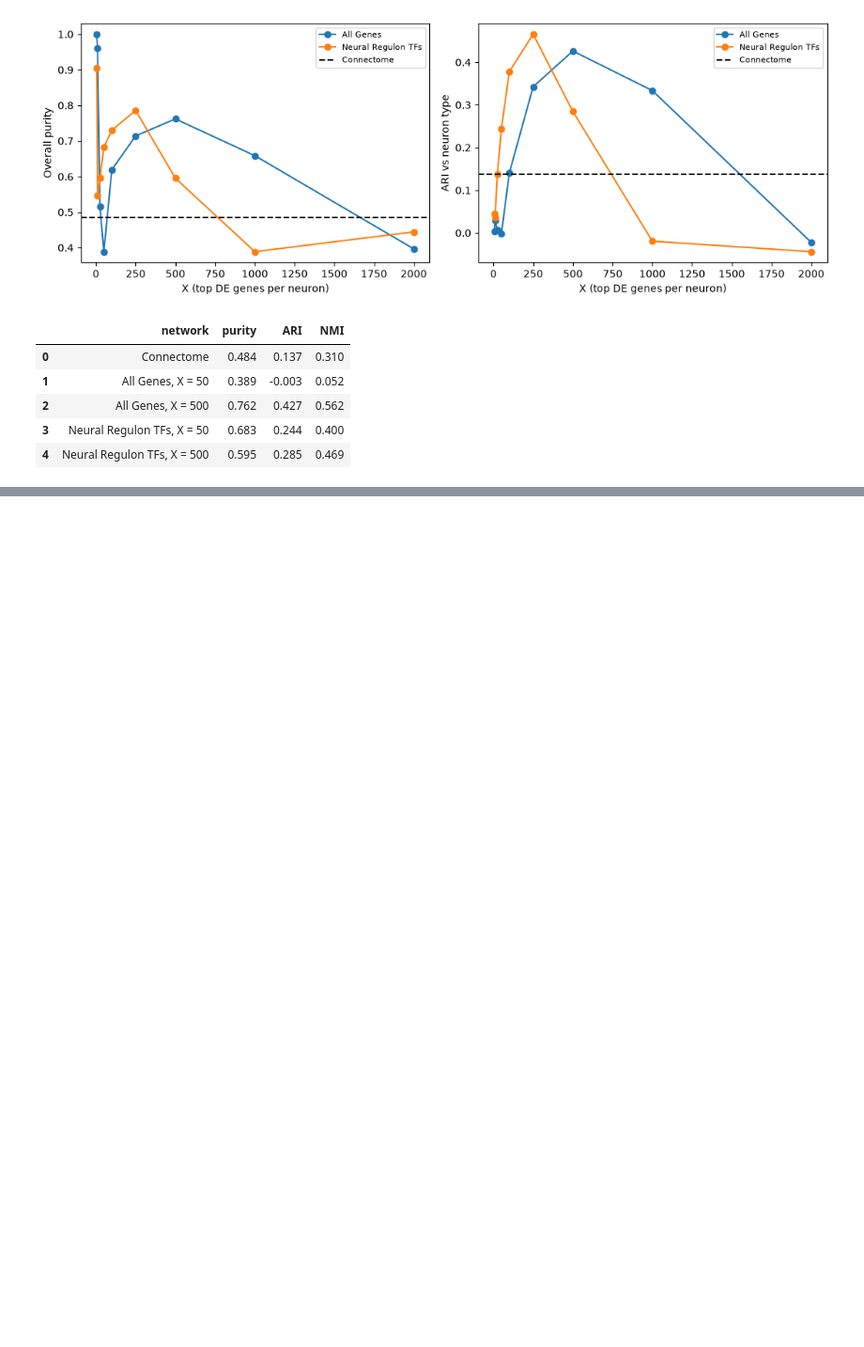
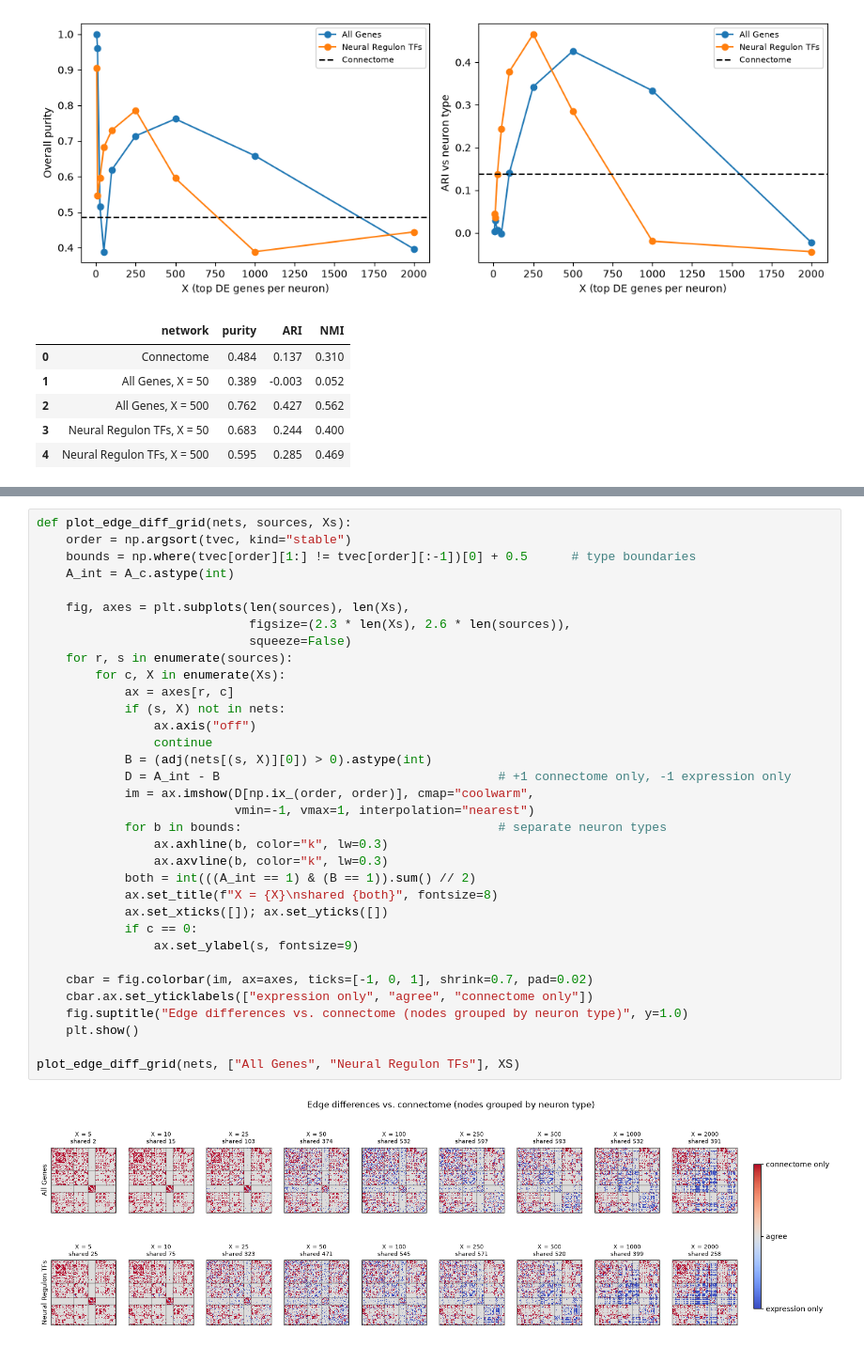
Before and after one commit to Sahvir-Bhaskaruni/Networks_Project, a Jupyter notebook: code/analysis_3.ipynb, the cells around one changed output, grey strips where cells are left out. Shown at 94% size. Drawn from its saved outputs; the diff is of its cells as text; blank space fills up the shorter version.

```diff
--- a/code/analysis_3.ipynb
+++ b/code/analysis_3.ipynb
@@ -546,0 +657,36 @@ forced = plot_forced_purity(conn, nets, sources, XS, X_show=[50, 500],
+# %%
+def plot_edge_diff_grid(nets, sources, Xs):
+    order = np.argsort(tvec, kind="stable")
+    bounds = np.where(tvec[order][1:] != tvec[order][:-1])[0] + 0.5      # type boundaries
+    A_int = A_c.astype(int)
+
+    fig, axes = plt.subplots(len(sources), len(Xs),
+                             figsize=(2.3 * len(Xs), 2.6 * len(sources)),
+                             squeeze=False)
+    for r, s in enumerate(sources):
+        for c, X in enumerate(Xs):
+            ax = axes[r, c]
+            if (s, X) not in nets:
+                ax.axis("off")
+                continue
+            B = (adj(nets[(s, X)][0]) > 0).astype(int)
+            D = A_int - B                                      # +1 connectome only, -1 expression only
+            im = ax.imshow(D[np.ix_(order, order)], cmap="coolwarm",
+                           vmin=-1, vmax=1, interpolation="nearest")
+            for b in bounds:                                   # separate neuron types
+                ax.axhline(b, color="k", lw=0.3)
+                ax.axvline(b, color="k", lw=0.3)
+            both = int(((A_int == 1) & (B == 1)).sum() // 2)
+            ax.set_title(f"X = {X}\nshared {both}", fontsize=8)
+            ax.set_xticks([]); ax.set_yticks([])
+            if c == 0:
+                ax.set_ylabel(s, fontsize=9)
+
+    cbar = fig.colorbar(im, ax=axes, ticks=[-1, 0, 1], shrink=0.7, pad=0.02)
+    cbar.ax.set_yticklabels(["expression only", "agree", "connectome only"])
+    fig.suptitle("Edge differences vs. connectome (nodes grouped by neuron type)", y=1.0)
+    plt.show()
+
+plot_edge_diff_grid(nets, ["All Genes", "Neural Regulon TFs"], XS)
+# %% [output]
+[figure, added]
```
Also changed, not shown: parts of 3 cells of this notebook.
